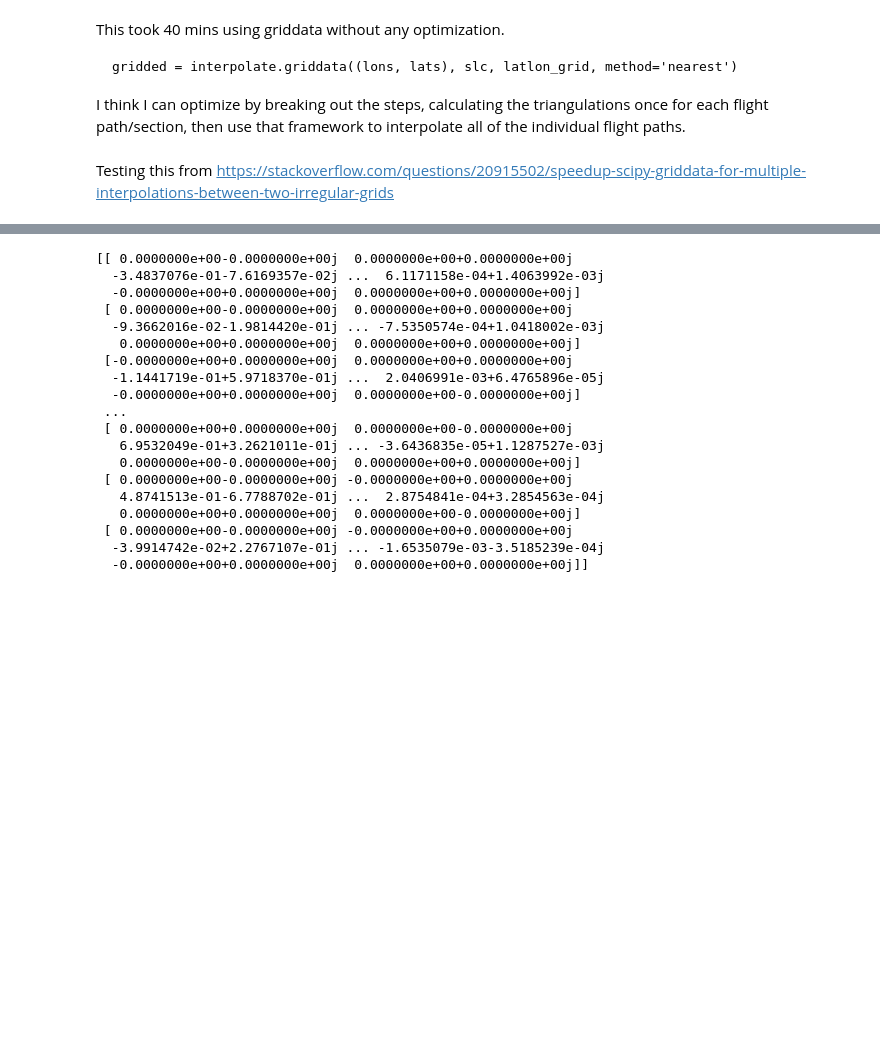
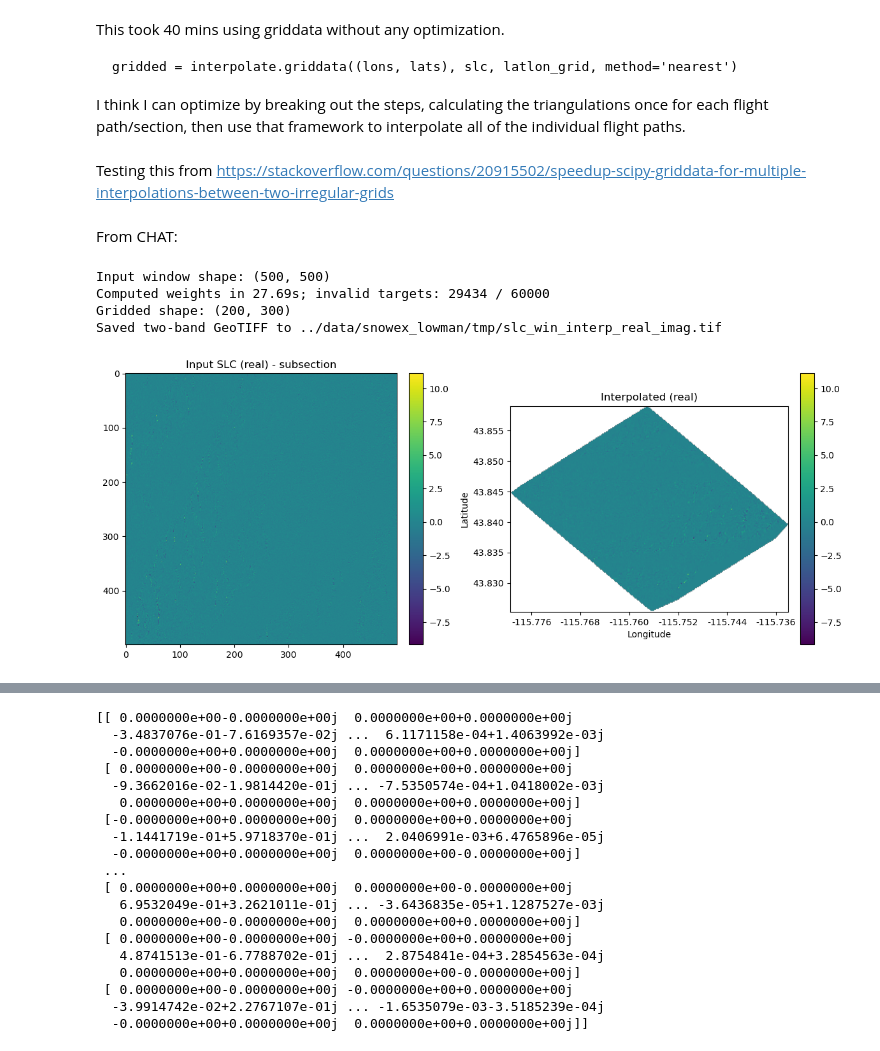
Before and after one commit to julober/snowex_uavsar_coherence, a Jupyter notebook: notebooks/geocoding.ipynb, the cells around one changed output, grey strips where cells are left out. Saved outputs shown, nothing was run; the diff lists cells and outputs as text; code cells hidden in the pictures; blank space fills up the shorter version.

```diff
--- a/notebooks/geocoding.ipynb
+++ b/notebooks/geocoding.ipynb
@@ -60,3 +62,5 @@ def interp_weights_so(xyz, uvw, d = 2):
 
 def interpolate_so(values, vtx, wts):
     return np.einsum('nj,nj->n', np.take(values, vtx), wts)
+# %% [markdown]
+From CHAT:
@@ -62,0 +153,78 @@ def interpolate_so(values, vtx, wts):
+# %%
+# === Example: small subsection, compute weights once, interpolate, save and plot ===
+import time
+import matplotlib.pyplot as plt
+from scipy.spatial import Delaunay
+import numpy as np
+from rasterio.transform import from_origin
+import os
+import matplotlib.ticker as mticker
+
+# --- Configuration: adjust these to fit available memory / desired output resolution ---
+slc_fp = str(slcs_05208[0])   # uses notebook variable defined earlier
+llh_fp = llh_05208            # uses notebook variable defined earlier
+out_dir = '../data/snowex_lowman/tmp/'
+os.makedirs(out_dir, exist_ok=True)
+
+# Small window to work on (pick a small subset to keep memory usage low)
+row_slice = slice(0, 500)   # first 500 rows (tune as needed)
+col_slice = slice(0, 500)   # first 500 cols (tune as needed)
+
+# --- Read llh arrays and SLC and extract small window ---
+# If you prefer, read rows/cols from your annotation instead of hardcoding:
+nrows_full = 8333
+ncols_full = 4896
+
+arr = np.fromfile(llh_fp, dtype='f4')
+lats_full = arr[0::3].reshape(nrows_full, ncols_full)
+lons_full = arr[1::3].reshape(nrows_full, ncols_full)
+
+lats = lats_full[row_slice, col_slice]
+lons = lons_full[row_slice, col_slice]
+
+# read SLC (complex) and subset matching the same window
+slc_full = np.fromfile(slc_fp, dtype=np.complex64).reshape(nrows_full, ncols_full)
+slc_win = slc_full[row_slice, col_slice]
+
+print('Input window shape:', slc_win.shape)
+
+# --- Build source points (flattened) matching ravel() order ---
+src_pts = np.column_stack([lons.ravel(), lats.ravel()])  # (M,2)
+src_vals_flat = slc_win.ravel()
+
+# --- Create target grid covering the same bounding box ---
+nx = 300  # output grid cols (tune)
+ny = 200  # output grid rows (tune)
+lon_space = np.linspace(lons.min(), lons.max(), nx)
+lat_space = np.linspace(lats.min(), lats.max(), ny)
+tgt_lon_grid, tgt_lat_grid = np.meshgrid(lon_space, lat_space, indexing='xy')
+tgt_pts = np.column_stack([tgt_lon_grid.ravel(), tgt_lat_grid.ravel()])
+
+# Compute weights once for this window
+start = time.perf_counter()
+vtx, wts, invalid_mask = interp_weights_so_safe(src_pts, tgt_pts)
+end = time.perf_counter()
+print(f'Computed weights in {end-start:.2f}s; invalid targets: {invalid_mask.sum()} / {invalid_mask.size}')
+
+# Interpolate the window SLC using precomputed weights
+gridded_flat = interpolate_so_safe(src_vals_flat, vtx, wts, invalid_mask=invalid_mask)
+gridded = gridded_flat.reshape(tgt_lon_grid.shape)
+print('Gridded shape:', gridded.shape)
+
+# --- Save two-band GeoTIFF (real, imag) ---
+xres = lon_space[1] - lon_space[0]
+yres = lat_space[1] - lat_space[0]
+west = lon_space.min()
+north = lat_space.max()
+transform = from_origin(west, north, xres, yres)
+out_fp = os.path.join(out_dir, 'slc_win_interp_real_imag.tif')
+real_out = np.real(gridded).astype('float32')
+imag_out = np.imag(gridded).astype('float32')
+save_real_imag_geotiff(real_out, imag_out, out_fp, transform, crs='EPSG:4326')
+print('Saved two-band GeoTIFF to', out_fp)
+# %% [output]
+Input window shape: (500, 500)
+Computed weights in 27.69s; invalid targets: 29434 / 60000
+Gridded shape: (200, 300)
+Saved two-band GeoTIFF to ../data/snowex_lowman/tmp/slc_win_interp_real_imag.tif
+[figure, added]
```
Also changed, not shown: parts of 9 cells of this notebook, 1 other file.
